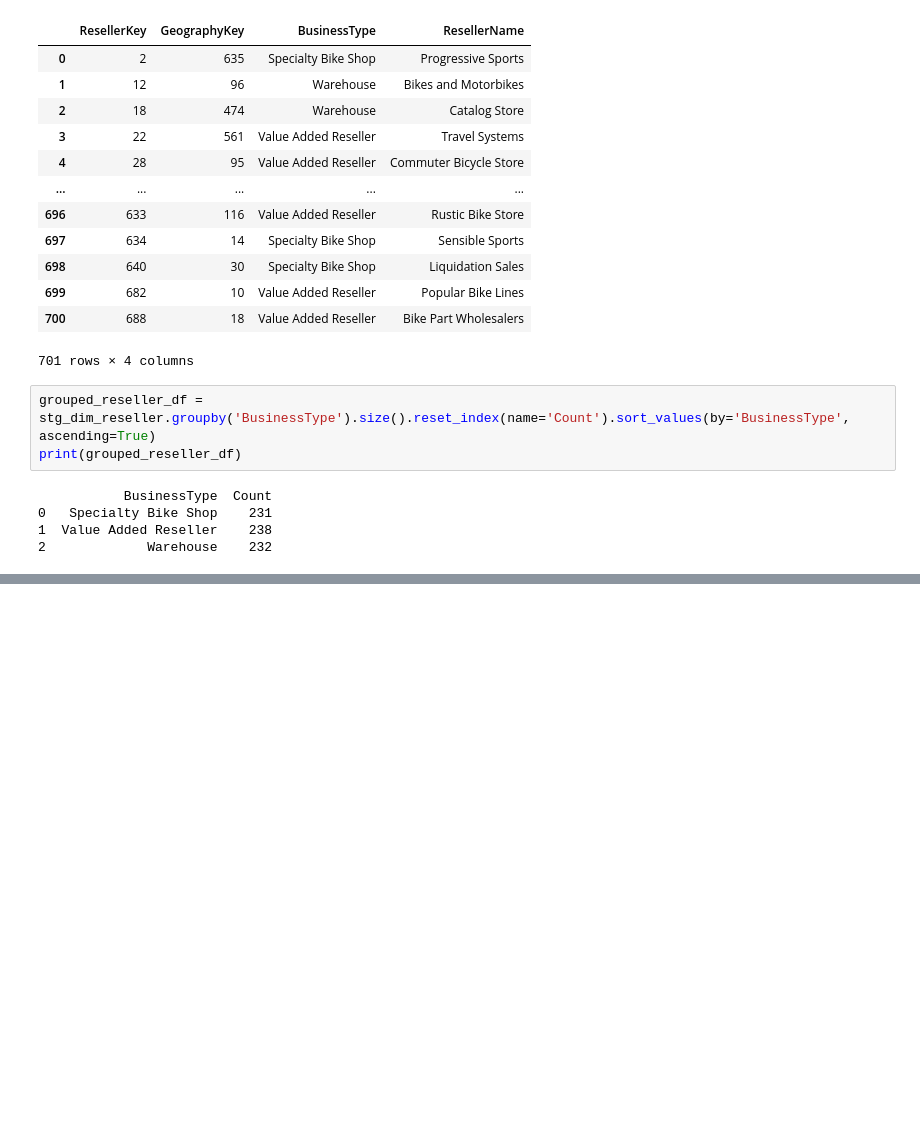
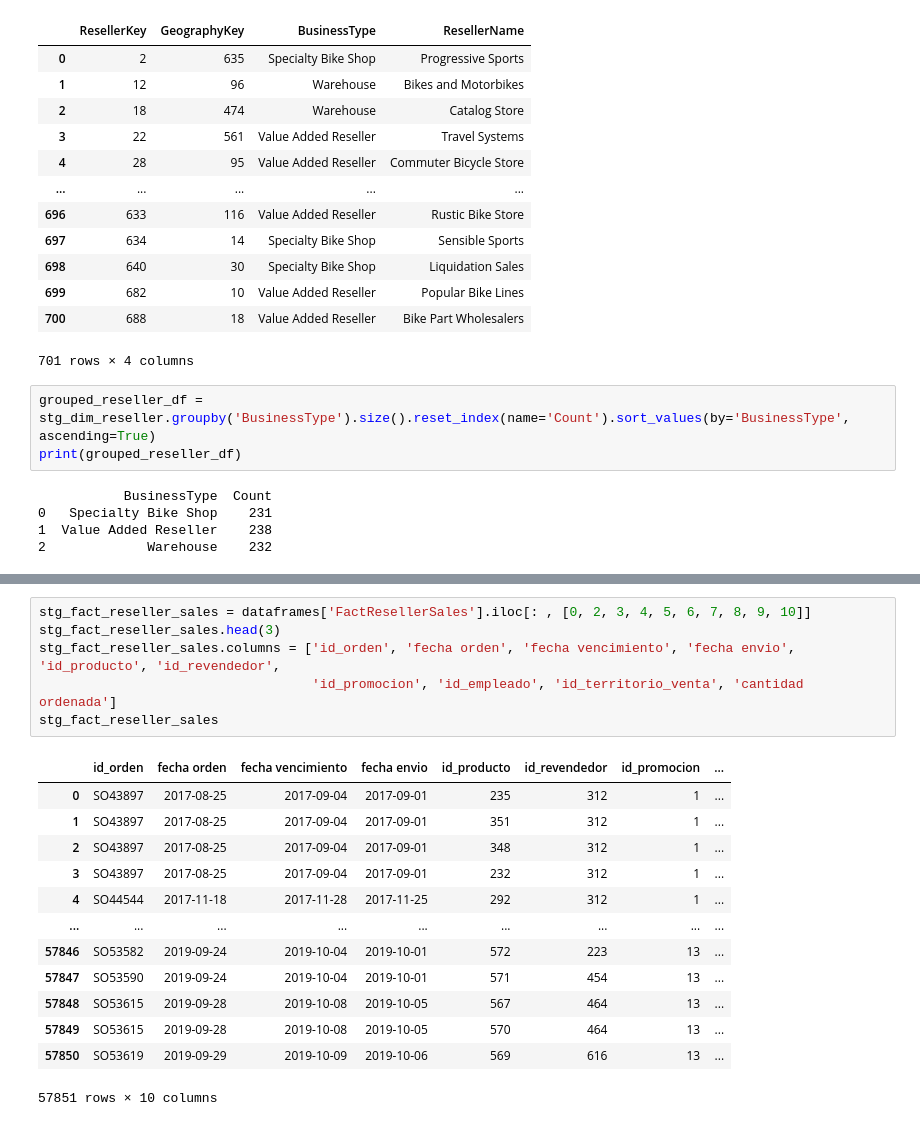
Before and after one commit to ClaudioChavarria/data_preparation_using_python, a Jupyter notebook: exercise_01/exercise_01_solution.ipynb, the cells around one changed output, grey strips where cells are left out. Cells and saved outputs as stored; diff of their text form; blank space fills up the shorter version.

```diff
--- a/exercise_01/exercise_01_solution.ipynb
+++ b/exercise_01/exercise_01_solution.ipynb
@@ -326,0 +358,20 @@ print(grouped_reseller_df)
+# %%
+stg_fact_reseller_sales = dataframes['FactResellerSales'].iloc[: , [0, 2, 3, 4, 5, 6, 7, 8, 9, 10]]
+stg_fact_reseller_sales.head(3)
+stg_fact_reseller_sales.columns = ['id_orden', 'fecha orden', 'fecha vencimiento', 'fecha envio', 'id_producto', 'id_revendedor',
+                                   'id_promocion', 'id_empleado', 'id_territorio_venta', 'cantidad ordenada']
+stg_fact_reseller_sales
+# %% [output]
+|  | id_orden | fecha orden | fecha vencimiento | fecha envio | id_producto | id_revendedor | id_promocion | ... |
+| 0 | SO43897 | 2017-08-25 | 2017-09-04 | 2017-09-01 | 235 | 312 | 1 | ... |
+| 1 | SO43897 | 2017-08-25 | 2017-09-04 | 2017-09-01 | 351 | 312 | 1 | ... |
+| 2 | SO43897 | 2017-08-25 | 2017-09-04 | 2017-09-01 | 348 | 312 | 1 | ... |
+| 3 | SO43897 | 2017-08-25 | 2017-09-04 | 2017-09-01 | 232 | 312 | 1 | ... |
+| 4 | SO44544 | 2017-11-18 | 2017-11-28 | 2017-11-25 | 292 | 312 | 1 | ... |
+| ... | ... | ... | ... | ... | ... | ... | ... | ... |
+| 57846 | SO53582 | 2019-09-24 | 2019-10-04 | 2019-10-01 | 572 | 223 | 13 | ... |
+| 57847 | SO53590 | 2019-09-24 | 2019-10-04 | 2019-10-01 | 571 | 454 | 13 | ... |
+| 57848 | SO53615 | 2019-09-28 | 2019-10-08 | 2019-10-05 | 567 | 464 | 13 | ... |
+| 57849 | SO53615 | 2019-09-28 | 2019-10-08 | 2019-10-05 | 570 | 464 | 13 | ... |
+| 57850 | SO53619 | 2019-09-29 | 2019-10-09 | 2019-10-06 | 569 | 616 | 13 | ... |
+57851 rows × 10 columns
```
Also changed, not shown: parts of 11 cells of this notebook, 1 other file.
